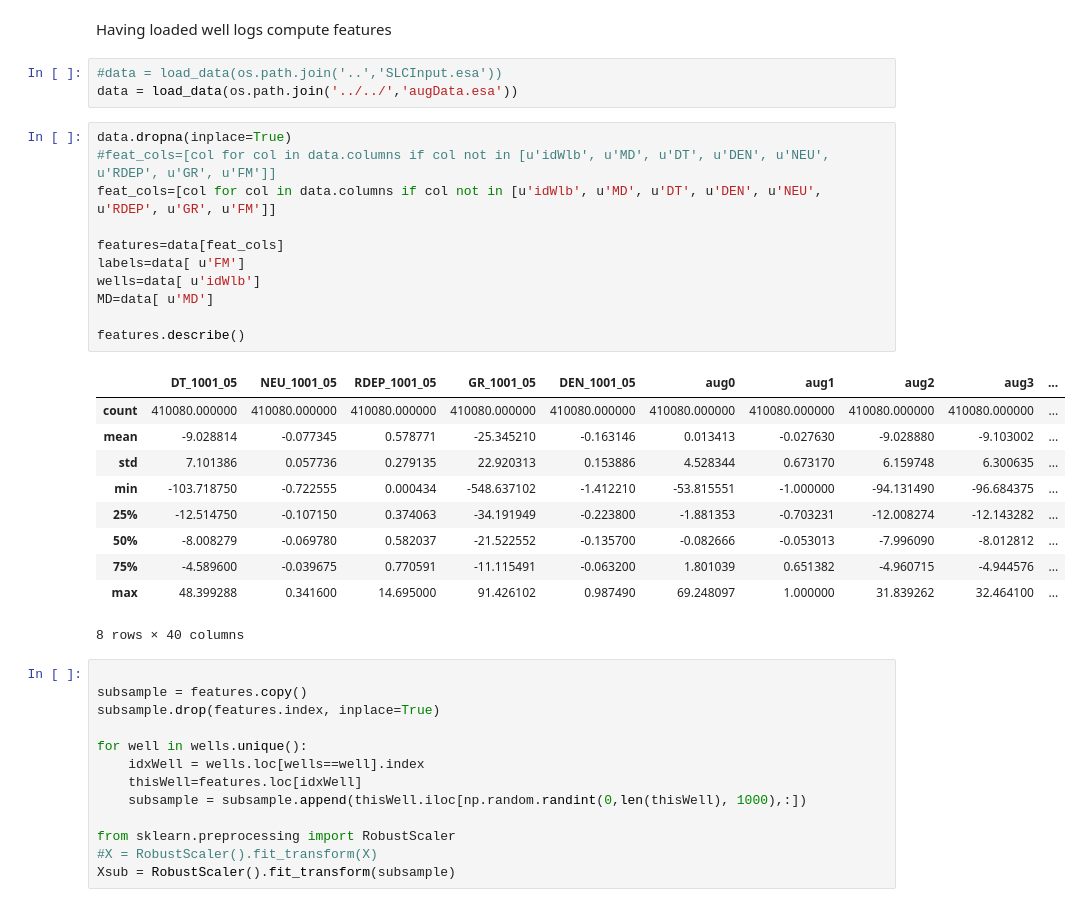
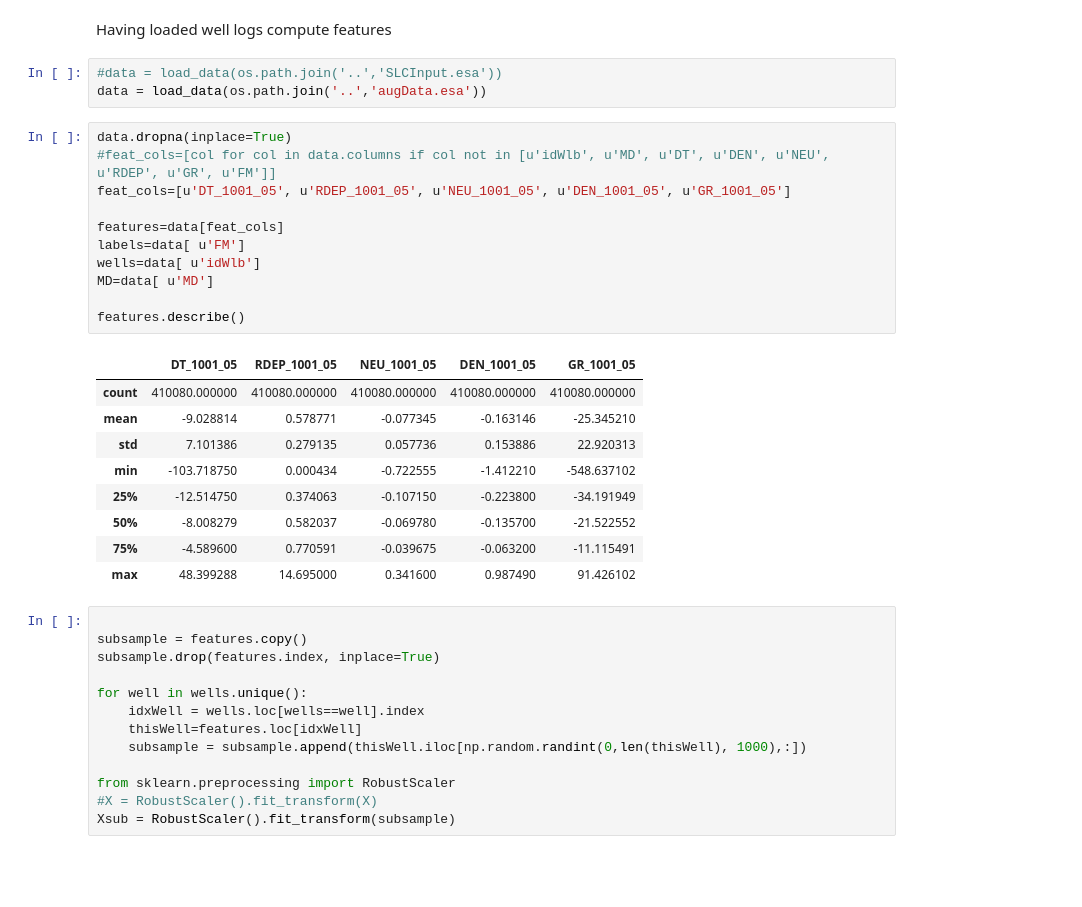
Before and after one commit to stevejpurves/geohack, a Jupyter notebook: symbolic_coder.ipynb, the cells around one changed output. Drawn from its saved outputs; the diff is of its cells as text; blank space fills up the shorter version.

```diff
--- a/symbolic_coder.ipynb
+++ b/symbolic_coder.ipynb
@@ -19,29 +19,28 @@ def load_data(filename):
 Having loaded well logs compute features
 # %%
 #data = load_data(os.path.join('..','SLCInput.esa'))
-data = load_data(os.path.join('../../','augData.esa'))
+data = load_data(os.path.join('..','augData.esa'))
 # %%
 data.dropna(inplace=True)
 #feat_cols=[col for col in data.columns if col not in [u'idWlb', u'MD', u'DT', u'DEN', u'NEU', u'RDEP', u'GR', u'FM']]
-feat_cols=[col for col in data.columns if col not in [u'idWlb', u'MD', u'DT', u'DEN', u'NEU', u'RDEP', u'GR', u'FM']]
+feat_cols=[u'DT_1001_05', u'RDEP_1001_05', u'NEU_1001_05', u'DEN_1001_05', u'GR_1001_05']
 
 features=data[feat_cols]
 labels=data[ u'FM']
 wells=data[ u'idWlb']
 MD=data[ u'MD']
 
 features.describe()
 # %% [output]
-|  | DT_1001_05 | NEU_1001_05 | RDEP_1001_05 | GR_1001_05 | DEN_1001_05 | aug0 | aug1 | aug2 | aug3 | ... |
-| count | 410080.000000 | 410080.000000 | 410080.000000 | 410080.000000 | 410080.000000 | 410080.000000 | 410080.000000 | 410080.000000 | 410080.000000 | ... |
-| mean | -9.028814 | -0.077345 | 0.578771 | -25.345210 | -0.163146 | 0.013413 | -0.027630 | -9.028880 | -9.103002 | ... |
-| std | 7.101386 | 0.057736 | 0.279135 | 22.920313 | 0.153886 | 4.528344 | 0.673170 | 6.159748 | 6.300635 | ... |
-| min | -103.718750 | -0.722555 | 0.000434 | -548.637102 | -1.412210 | -53.815551 | -1.000000 | -94.131490 | -96.684375 | ... |
-| 25% | -12.514750 | -0.107150 | 0.374063 | -34.191949 | -0.223800 | -1.881353 | -0.703231 | -12.008274 | -12.143282 | ... |
-| 50% | -8.008279 | -0.069780 | 0.582037 | -21.522552 | -0.135700 | -0.082666 | -0.053013 | -7.996090 | -8.012812 | ... |
-| 75% | -4.589600 | -0.039675 | 0.770591 | -11.115491 | -0.063200 | 1.801039 | 0.651382 | -4.960715 | -4.944576 | ... |
-| max | 48.399288 | 0.341600 | 14.695000 | 91.426102 | 0.987490 | 69.248097 | 1.000000 | 31.839262 | 32.464100 | ... |
+|  | DT_1001_05 | RDEP_1001_05 | NEU_1001_05 | DEN_1001_05 | GR_1001_05 |
+| count | 410080.000000 | 410080.000000 | 410080.000000 | 410080.000000 | 410080.000000 |
+| mean | -9.028814 | 0.578771 | -0.077345 | -0.163146 | -25.345210 |
+| std | 7.101386 | 0.279135 | 0.057736 | 0.153886 | 22.920313 |
+| min | -103.718750 | 0.000434 | -0.722555 | -1.412210 | -548.637102 |
+| 25% | -12.514750 | 0.374063 | -0.107150 | -0.223800 | -34.191949 |
+| 50% | -8.008279 | 0.582037 | -0.069780 | -0.135700 | -21.522552 |
+| 75% | -4.589600 | 0.770591 | -0.039675 | -0.063200 | -11.115491 |
+| max | 48.399288 | 14.695000 | 0.341600 | 0.987490 | 91.426102 |
-8 rows × 40 columns
 # %%
 
 subsample = features.copy()
```
Also changed, not shown: parts of 4 cells of this notebook, 3 other files.
